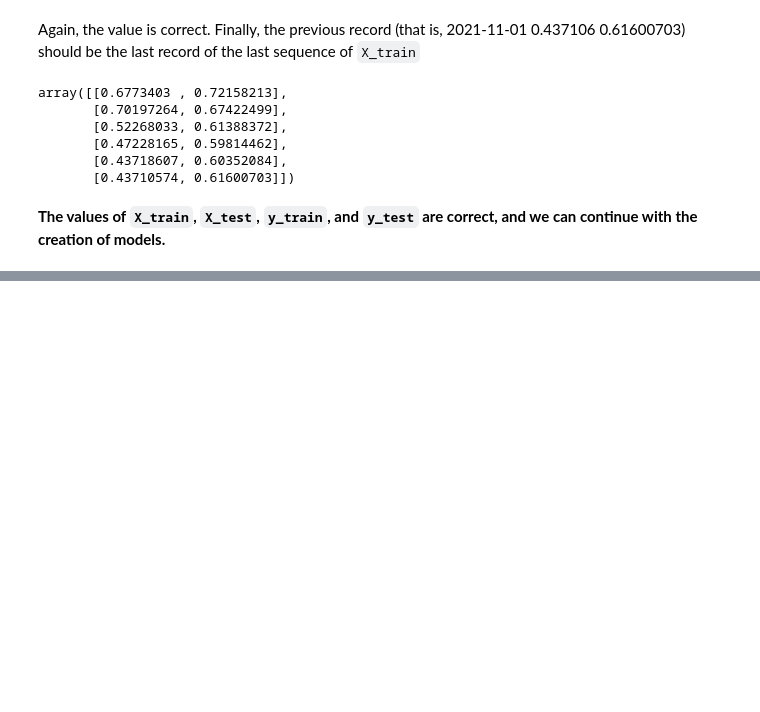
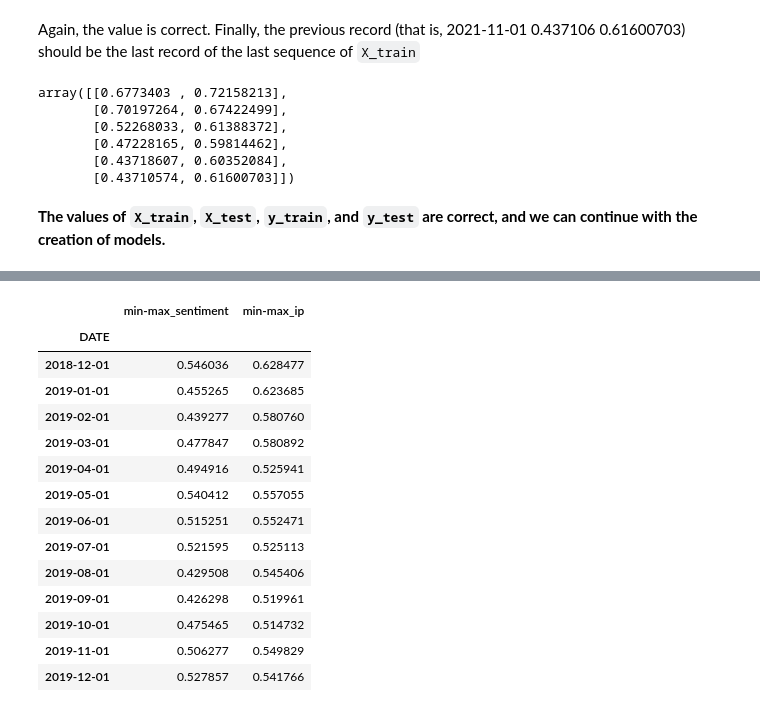
Before and after one commit to svalbuenaa/deep_learning_RNNs, a Jupyter notebook: deep-learning-rnns.ipynb, the cells around one changed output, grey strips where cells are left out. Drawn from its saved outputs; the diff is of its cells as text; code cells hidden in the pictures; blank space fills up the shorter version.

```diff
--- a/deep-learning-rnns.ipynb
+++ b/deep-learning-rnns.ipynb
@@ -329,0 +334,37 @@ array([[0.6773403 , 0.72158213],
+# %%
+# Loading data
+df_short = web.DataReader(['UMCSENT', 'IPGMFN'], 'fred', '1980', '2019-12').dropna()
+df_short.columns = ['sentiment', 'ip']
+
+# Get the logarithm of each value and calculate the 12-month difference
+df_short["diff_log_sentiment"] = np.log(df_short["sentiment"]).diff(periods=periods)
+df_short["diff_log_ip"] = np.log(df_short["ip"]).diff(periods=periods)
+
+# Min-max scaling
+max_sentiment_short = df_short["diff_log_sentiment"].max()
+min_sentiment_short = df_short["diff_log_sentiment"].min()
+
+max_ip_short = df_short["diff_log_ip"].max()
+min_ip_short = df_short["diff_log_ip"].min()
+
+df_short["min-max_sentiment"] = (df_short["diff_log_sentiment"] - min_sentiment_short) / (max_sentiment_short - min_sentiment_short)
+df_short["min-max_ip"] = (df_short["diff_log_ip"] - min_ip_short) / (max_ip_short - min_ip_short)
+
+df_short = df_short[["min-max_sentiment", "min-max_ip"]].dropna()
+df_short.tail(13)
+# %% [output]
+|  | min-max_sentiment | min-max_ip |
+| DATE |  |  |
+| 2018-12-01 | 0.546036 | 0.628477 |
+| 2019-01-01 | 0.455265 | 0.623685 |
+| 2019-02-01 | 0.439277 | 0.580760 |
+| 2019-03-01 | 0.477847 | 0.580892 |
+| 2019-04-01 | 0.494916 | 0.525941 |
+| 2019-05-01 | 0.540412 | 0.557055 |
+| 2019-06-01 | 0.515251 | 0.552471 |
+| 2019-07-01 | 0.521595 | 0.525113 |
+| 2019-08-01 | 0.429508 | 0.545406 |
+| 2019-09-01 | 0.426298 | 0.519961 |
+| 2019-10-01 | 0.475465 | 0.514732 |
+| 2019-11-01 | 0.506277 | 0.549829 |
+| 2019-12-01 | 0.527857 | 0.541766 |
```
Also changed, not shown: parts of 6 cells of this notebook.
